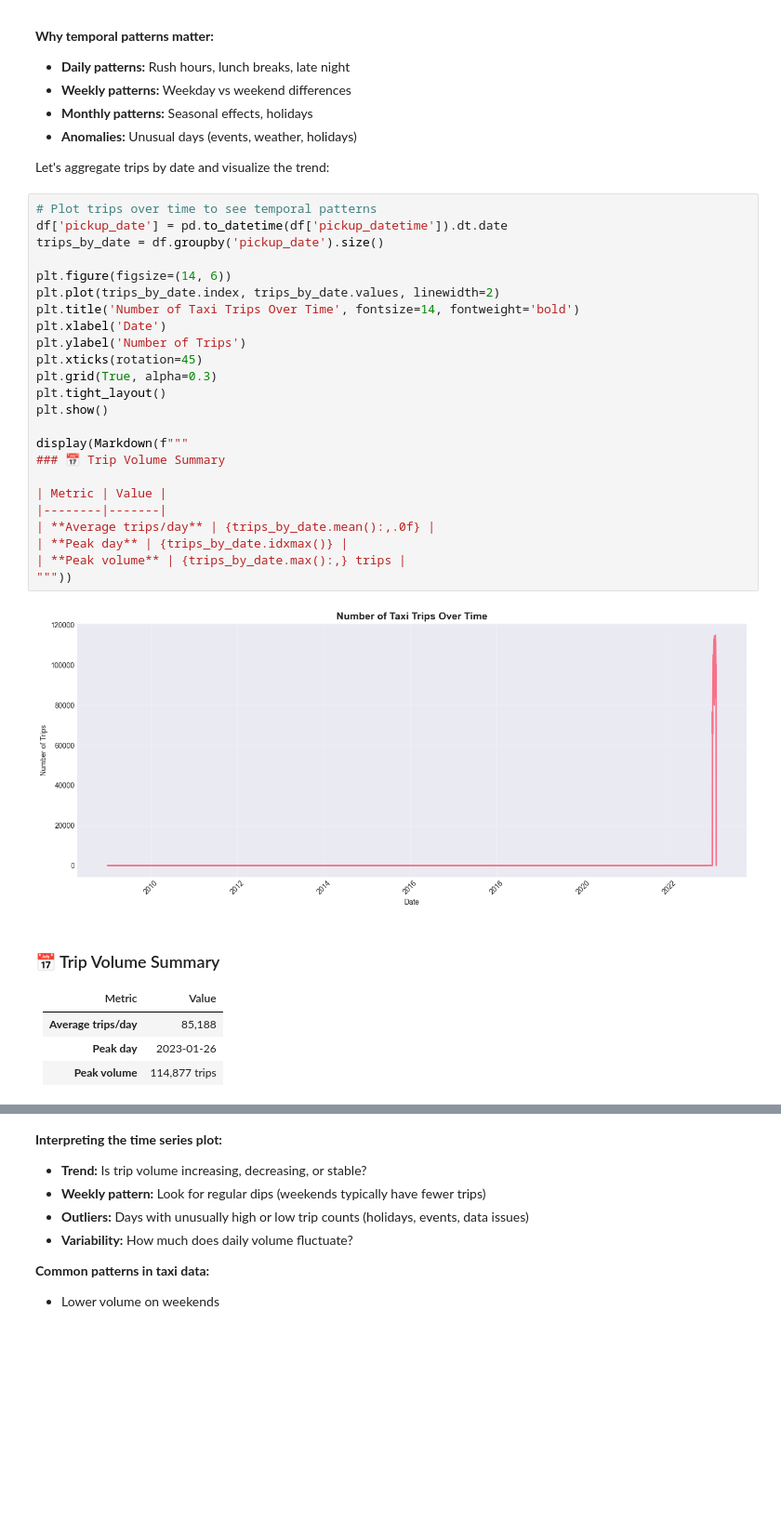
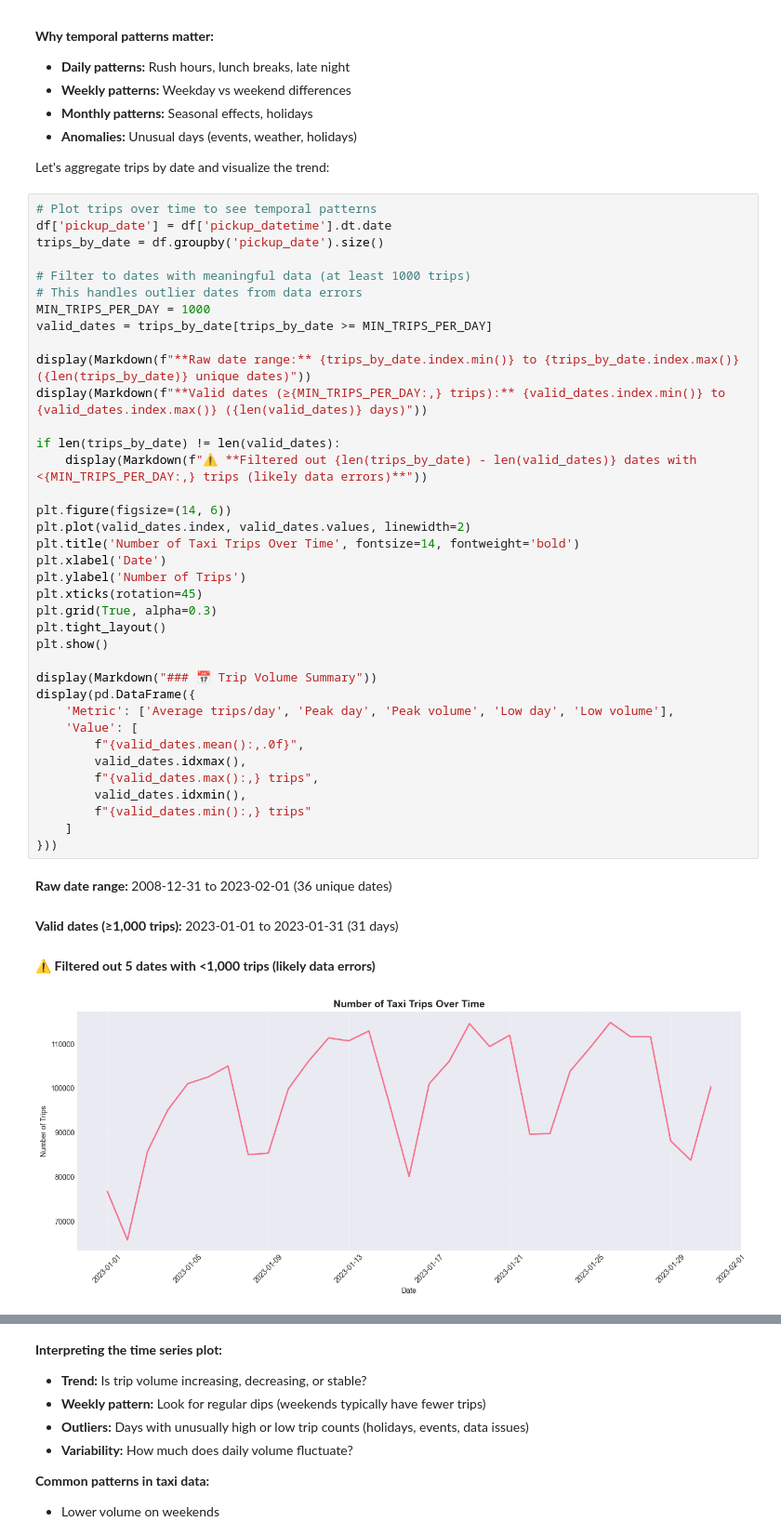
Before and after one commit to christopherseaman/datasci_217, a Jupyter notebook: 11/demo/01_setup.ipynb, the cells around one changed output, grey strips where cells are left out. Shown at 93% size. Saved outputs shown, nothing was run; the diff lists cells and outputs as text; blank space fills up the shorter version.

```diff
--- a/11/demo/01_setup.ipynb
+++ b/11/demo/01_setup.ipynb
@@ -453,35 +569,43 @@ Time series analysis is a required component of this project. Let's examine how
 Let's aggregate trips by date and visualize the trend:
 # %%
 # Plot trips over time to see temporal patterns
-df['pickup_date'] = pd.to_datetime(df['pickup_datetime']).dt.date
+df['pickup_date'] = df['pickup_datetime'].dt.date
 trips_by_date = df.groupby('pickup_date').size()
 
+# Filter to dates with meaningful data (at least 1000 trips)
+# This handles outlier dates from data errors
+MIN_TRIPS_PER_DAY = 1000
+valid_dates = trips_by_date[trips_by_date >= MIN_TRIPS_PER_DAY]
+
+display(Markdown(f"**Raw date range:** {trips_by_date.index.min()} to {trips_by_date.index.max()} ({len(trips_by_date)} unique dates)"))
+display(Markdown(f"**Valid dates (≥{MIN_TRIPS_PER_DAY:,} trips):** {valid_dates.index.min()} to {valid_dates.index.max()} ({len(valid_dates)} days)"))
+
+if len(trips_by_date) != len(valid_dates):
+    display(Markdown(f"⚠️ **Filtered out {len(trips_by_date) - len(valid_dates)} dates with <{MIN_TRIPS_PER_DAY:,} trips (likely data errors)**"))
+
 plt.figure(figsize=(14, 6))
-plt.plot(trips_by_date.index, trips_by_date.values, linewidth=2)
+plt.plot(valid_dates.index, valid_dates.values, linewidth=2)
 plt.title('Number of Taxi Trips Over Time', fontsize=14, fontweight='bold')
 plt.xlabel('Date')
 plt.ylabel('Number of Trips')
 plt.xticks(rotation=45)
 plt.grid(True, alpha=0.3)
 plt.tight_layout()
 plt.show()
 
-display(Markdown(f"""
-### 📅 Trip Volume Summary
-
-| Metric | Value |
-|--------|-------|
-| **Average trips/day** | {trips_by_date.mean():,.0f} |
-| **Peak day** | {trips_by_date.idxmax()} |
-| **Peak volume** | {trips_by_date.max():,} trips |
-"""))
+display(Markdown("### 📅 Trip Volume Summary"))
+display(pd.DataFrame({
+    'Metric': ['Average trips/day', 'Peak day', 'Peak volume', 'Low day', 'Low volume'],
+    'Value': [
+        f"{valid_dates.mean():,.0f}",
+        valid_dates.idxmax(),
+        f"{valid_dates.max():,} trips",
+        valid_dates.idxmin(),
+        f"{valid_dates.min():,} trips"
+    ]
+}))
 # %% [output]
+**Raw date range:** 2008-12-31 to 2023-02-01 (36 unique dates)
+**Valid dates (≥1,000 trips):** 2023-01-01 to 2023-01-31 (31 days)
+⚠️ **Filtered out 5 dates with <1,000 trips (likely data errors)**
-[figure, old version]
+[figure, new version]
-
-### 📅 Trip Volume Summary
-
-| Metric | Value |
-|--------|-------|
-| **Average trips/day** | 85,188 |
-| **Peak day** | 2023-01-26 |
-| **Peak volume** | 114,877 trips |
```
Also changed, not shown: parts of 42 cells of this notebook, 8 other files.
